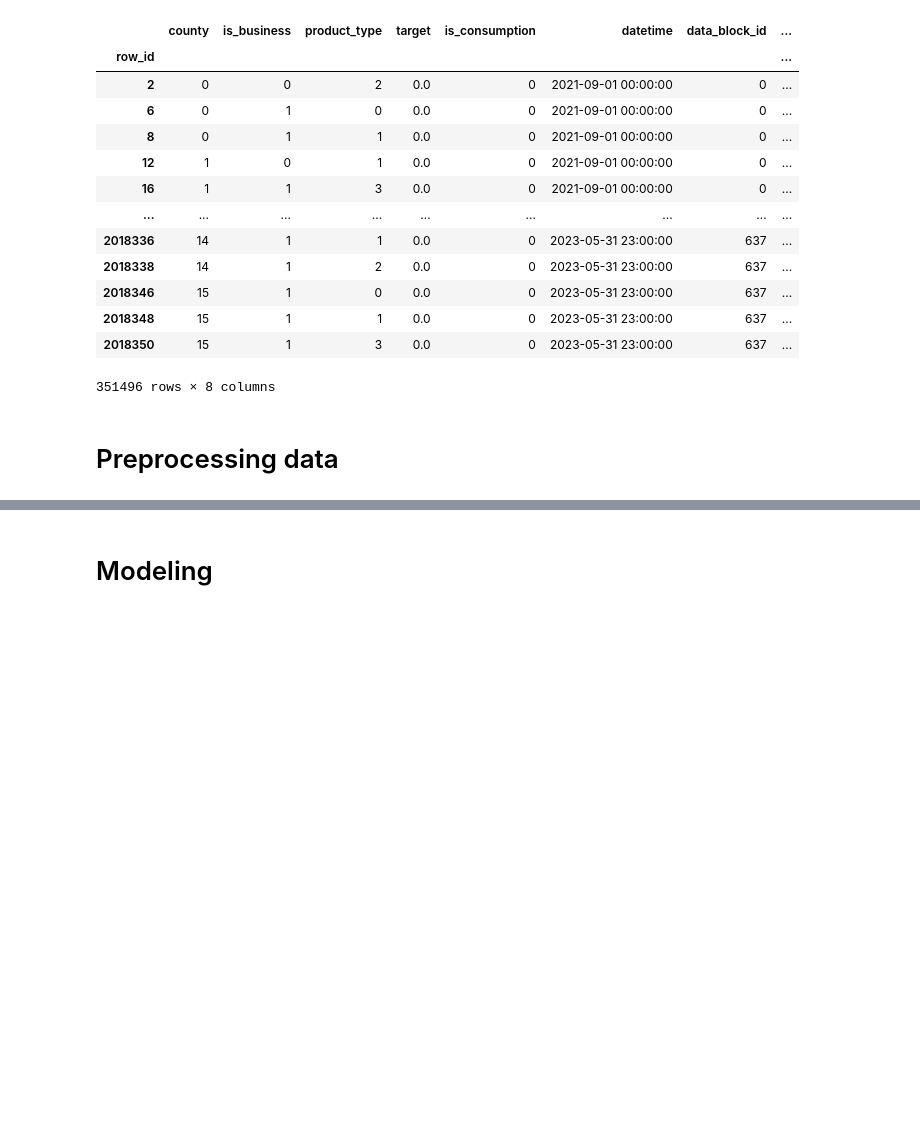
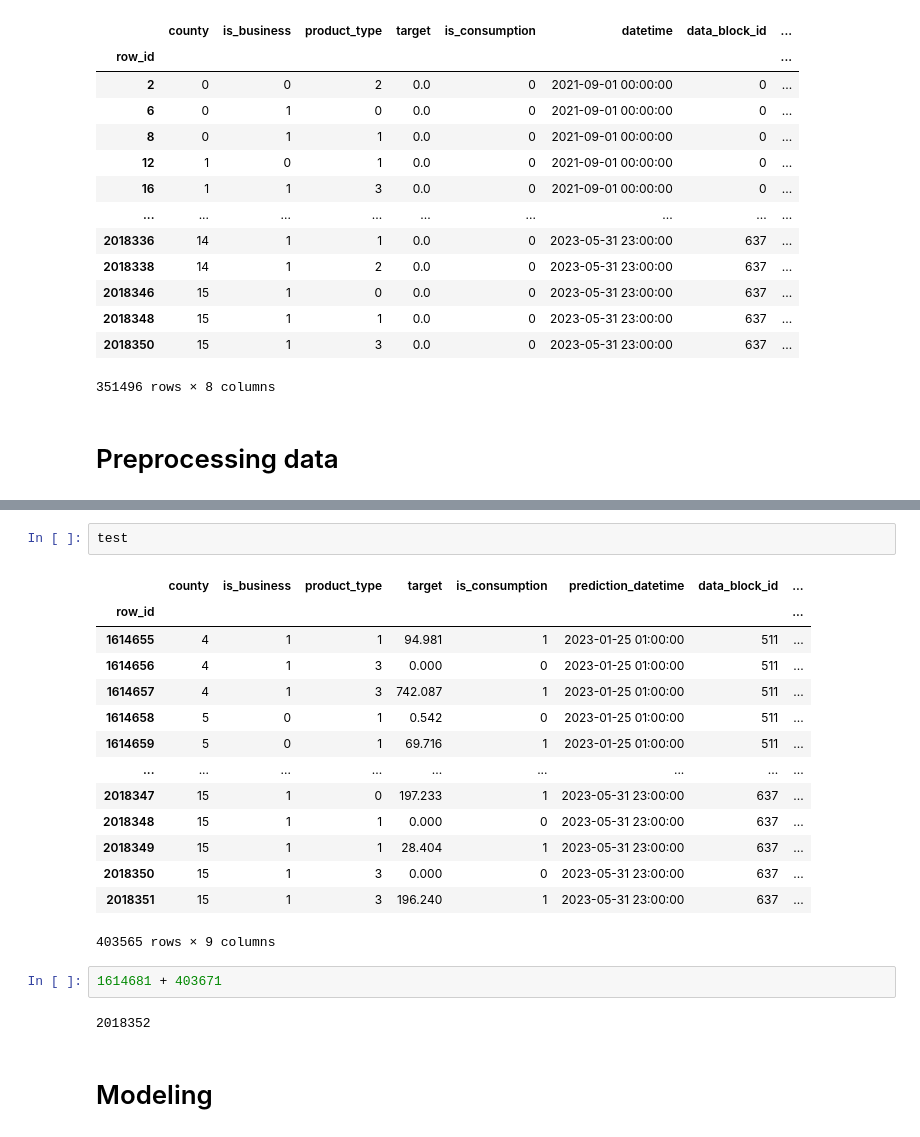
Before and after one commit to AnakinP0/Enefit_Kaggle, a Jupyter notebook: baseline.ipynb, the cells around one changed output, grey strips where cells are left out. Saved outputs shown, nothing was run; the diff lists cells and outputs as text; blank space fills up the shorter version.

```diff
--- a/baseline.ipynb
+++ b/baseline.ipynb
@@ -164,3 +188,24 @@ zero_train
+# %%
+test
+# %% [output]
+|  | county | is_business | product_type | target | is_consumption | prediction_datetime | data_block_id | ... |
+| row_id |  |  |  |  |  |  |  | ... |
+| 1614655 | 4 | 1 | 1 | 94.981 | 1 | 2023-01-25 01:00:00 | 511 | ... |
+| 1614656 | 4 | 1 | 3 | 0.000 | 0 | 2023-01-25 01:00:00 | 511 | ... |
+| 1614657 | 4 | 1 | 3 | 742.087 | 1 | 2023-01-25 01:00:00 | 511 | ... |
+| 1614658 | 5 | 0 | 1 | 0.542 | 0 | 2023-01-25 01:00:00 | 511 | ... |
+| 1614659 | 5 | 0 | 1 | 69.716 | 1 | 2023-01-25 01:00:00 | 511 | ... |
+| ... | ... | ... | ... | ... | ... | ... | ... | ... |
+| 2018347 | 15 | 1 | 0 | 197.233 | 1 | 2023-05-31 23:00:00 | 637 | ... |
+| 2018348 | 15 | 1 | 1 | 0.000 | 0 | 2023-05-31 23:00:00 | 637 | ... |
+| 2018349 | 15 | 1 | 1 | 28.404 | 1 | 2023-05-31 23:00:00 | 637 | ... |
+| 2018350 | 15 | 1 | 3 | 0.000 | 0 | 2023-05-31 23:00:00 | 637 | ... |
+| 2018351 | 15 | 1 | 3 | 196.240 | 1 | 2023-05-31 23:00:00 | 637 | ... |
+403565 rows × 9 columns
+# %%
+1614681 + 403671
+# %% [output]
+2018352
 # %% [markdown]
 # Modeling
 # %%
```
Also changed, not shown: parts of 14 cells of this notebook.
